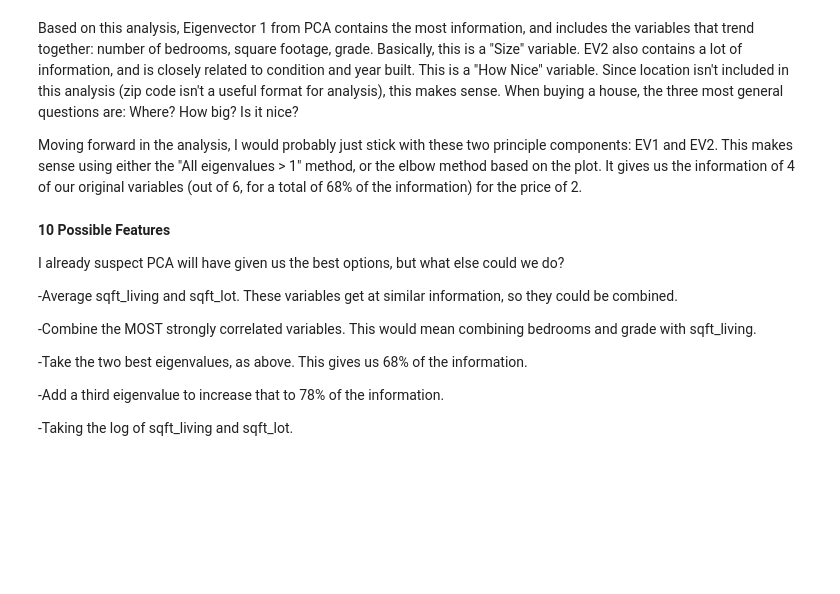
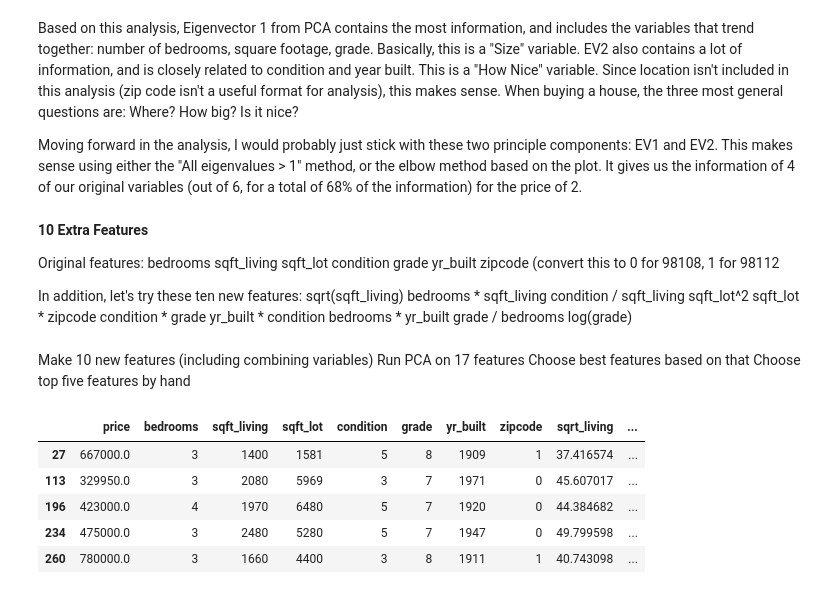
Before and after one commit to maxcalabro/Thinkful_Unit_2, a Jupyter notebook: 2.1.8 Dataset Prep.ipynb, the cells around one changed output. Saved outputs shown, nothing was run; the diff lists cells and outputs as text; code cells hidden in the pictures; blank space fills up the shorter version.

```diff
--- a/2.1.8 Dataset Prep.ipynb
+++ b/2.1.8 Dataset Prep.ipynb
@@ -215,17 +215,31 @@ plt.show()
 Based on this analysis, Eigenvector 1 from PCA contains the most information, and includes the variables that trend together: number of bedrooms, square footage, grade. Basically, this is a "Size" variable. EV2 also contains a lot of information, and is closely related to condition and year built. This is a "How Nice" variable. Since location isn't included in this analysis (zip code isn't a useful format for analysis), this makes sense. When buying a house, the three most general questions are: Where? How big? Is it nice?
 
 Moving forward in the analysis, I would probably just stick with these two principle components: EV1 and EV2. This makes sense using either the "All eigenvalues > 1" method, or the elbow method based on the plot. It gives us the information of 4 of our original variables (out of 6, for a total of 68% of the information) for the price of 2.
-# %% [markdown]
-**10 Possible Features**
-
-I already suspect PCA will have given us the best options, but what else could we do?
-
--Average sqft_living and sqft_lot. These variables get at similar information, so they could be combined.
-
--Combine the MOST strongly correlated variables. This would mean combining bedrooms and grade with sqft_living.
-
--Take the two best eigenvalues, as above. This gives us 68% of the information.
-
--Add a third eigenvalue to increase that to 78% of the information.
-
--Taking the log of sqft_living and sqft_lot.
+# %% [markdown]
+**10 Extra Features**
+
+Original features:
+bedrooms
+sqft_living
+sqft_lot
+condition
+grade
+yr_built
+zipcode (convert this to 0 for 98108, 1 for 98112
+
+In addition, let's try these ten new features:
+sqrt(sqft_living)
+bedrooms * sqft_living
+condition / sqft_living
+sqft_lot^2
+sqft_lot * zipcode
+condition * grade
+yr_built * condition
+bedrooms * yr_built
+grade / bedrooms
+log(grade)
+# %% [markdown]
+Make 10 new features (including combining variables)
+Run PCA on 17 features
+Choose best features based on that
+Choose top five features by hand
@@ -231,0 +261,9 @@ I already suspect PCA will have given us the best options, but what else could w
+# %%
+df_full.head(5)
+# %% [output]
+|  | price | bedrooms | sqft_living | sqft_lot | condition | grade | yr_built | zipcode | sqrt_living | ... |
+| 27 | 667000.0 | 3 | 1400 | 1581 | 5 | 8 | 1909 | 1 | 37.416574 | ... |
+| 113 | 329950.0 | 3 | 2080 | 5969 | 3 | 7 | 1971 | 0 | 45.607017 | ... |
+| 196 | 423000.0 | 4 | 1970 | 6480 | 5 | 7 | 1920 | 0 | 44.384682 | ... |
+| 234 | 475000.0 | 3 | 2480 | 5280 | 5 | 7 | 1947 | 0 | 49.799598 | ... |
+| 260 | 780000.0 | 3 | 1660 | 4400 | 3 | 8 | 1911 | 1 | 40.743098 | ... |
```
Also changed, not shown: parts of 18 cells of this notebook.
